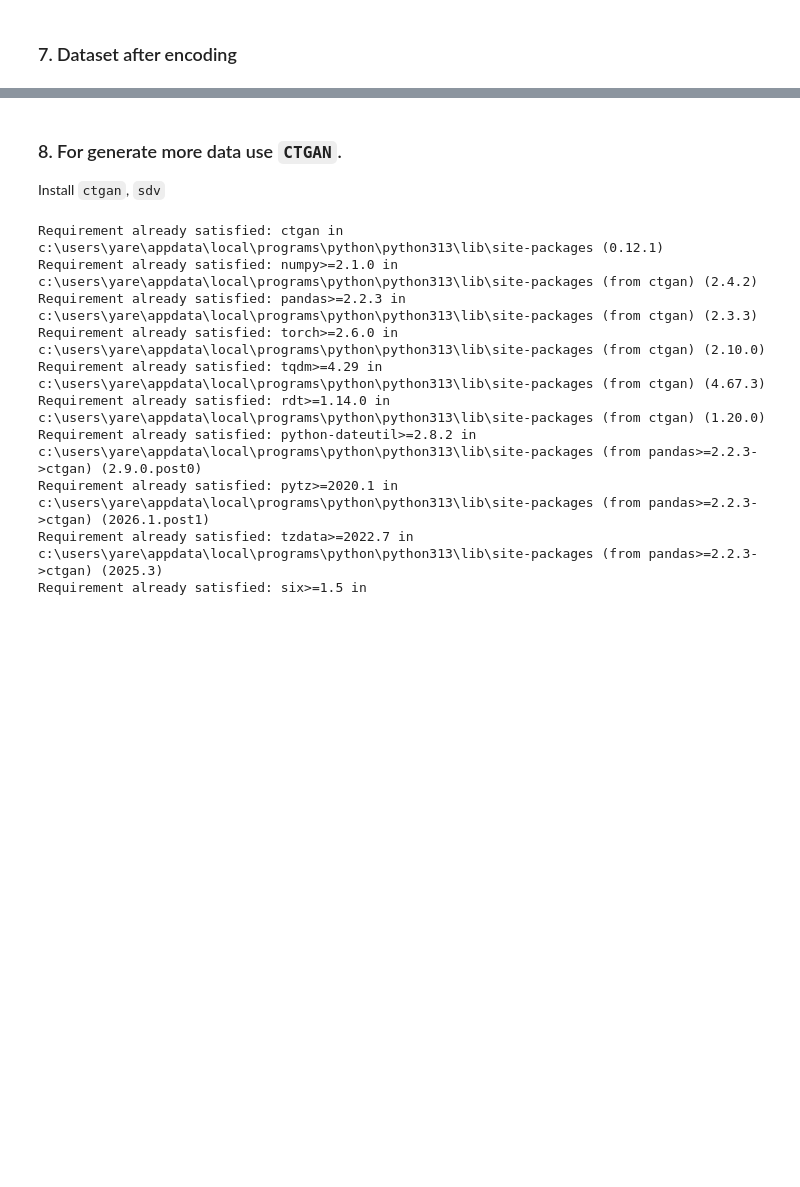
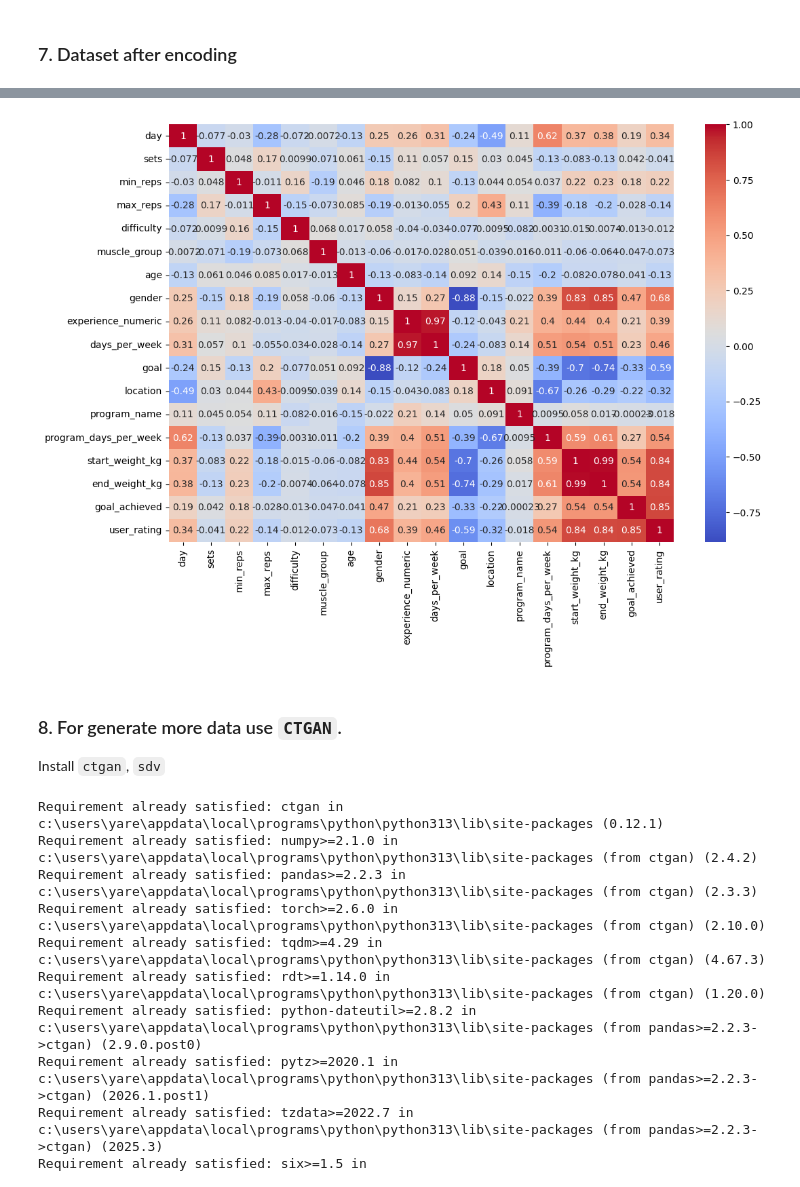
Before and after one commit to cApitanYARE/recommending_gym_exercises, a Jupyter notebook: notebooks/ctgan_data_generation.ipynb, the cells around one changed output, grey strips where cells are left out. Cells and saved outputs as stored; diff of their text form; code cells hidden in the pictures; blank space fills up the shorter version.

```diff
--- a/notebooks/ctgan_data_generation.ipynb
+++ b/notebooks/ctgan_data_generation.ipynb
@@ -188,3 +205,14 @@ full_data
+# %%
+import seaborn as sns
+import matplotlib.pyplot as plt
+
+corr = df_encoded.corr(numeric_only=True)
+
+plt.figure(figsize=(12, 8))
+sns.heatmap(corr, annot=True, cmap="coolwarm")
+plt.show()
+# %% [output]
+[figure, added]
 # %% [markdown]
 ### 8. For generate more data use `CTGAN`.
 Install `ctgan`, `sdv`
```
Also changed, not shown: parts of 30 cells of this notebook, 1 other file.
